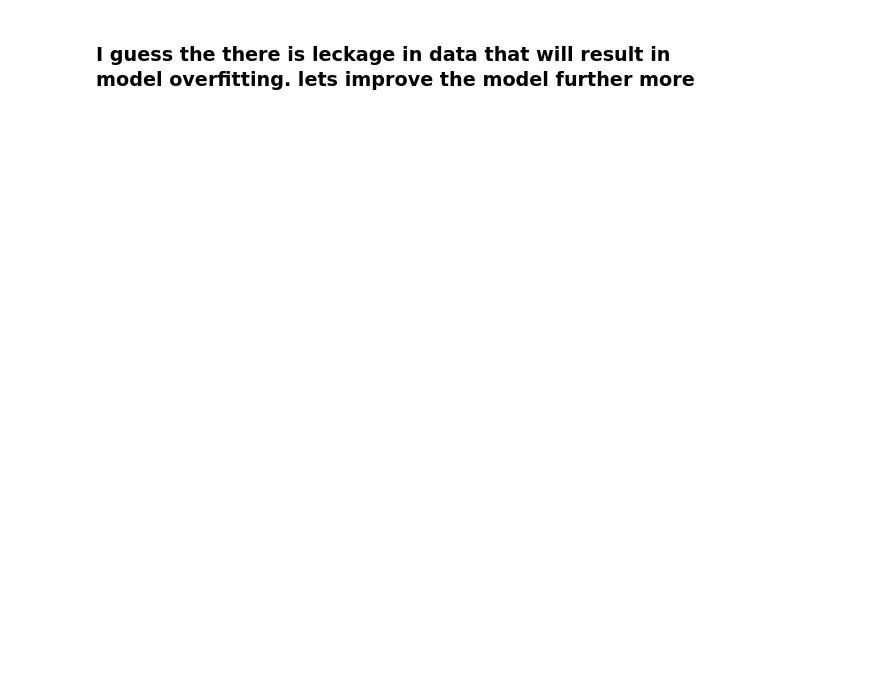
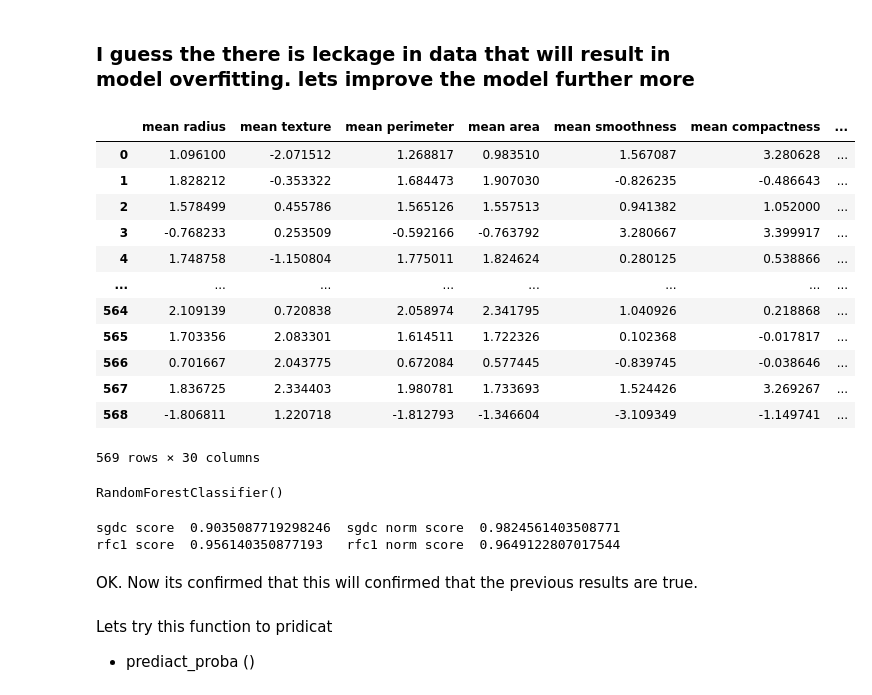
Before and after one commit to safeer-maker/Zero-to-Mastery-in-Machine-Learning, a Jupyter notebook: SkLearn_Practice .ipynb, the cells around one changed output. Drawn from its saved outputs; the diff is of its cells as text; code cells hidden in the pictures; blank space fills up the shorter version.

```diff
--- a/SkLearn_Practice .ipynb
+++ b/SkLearn_Practice .ipynb
@@ -1712,2 +1711,7 @@ cancer data set rfc  score = 1.0
 # %% [markdown]
 ### I guess the there is leckage in data that will result in model overfitting. lets improve the model further more
+# %%
+# lets try initial data set drectely in models
+cancer_data1 = load_breast_cancer()
+cancer_feat_df1 = pd.DataFrame(cancer_data1['data'], columns= cancer_data1["feature_names"])
+cancer_label1   = pd.DataFrame (cancer_data1 ['target'], columns= ['target'] )
@@ -1713,0 +1724,17 @@ cancer data set rfc  score = 1.0
+# %%
+cancer_feat_norm_df1 = (cancer_feat_df1 - cancer_feat_df1.mean())/ cancer_feat_df1.std()
+cancer_feat_norm_df1
+# %% [output]
+|  | mean radius | mean texture | mean perimeter | mean area | mean smoothness | mean compactness | ... |
+| 0 | 1.096100 | -2.071512 | 1.268817 | 0.983510 | 1.567087 | 3.280628 | ... |
+| 1 | 1.828212 | -0.353322 | 1.684473 | 1.907030 | -0.826235 | -0.486643 | ... |
+| 2 | 1.578499 | 0.455786 | 1.565126 | 1.557513 | 0.941382 | 1.052000 | ... |
+| 3 | -0.768233 | 0.253509 | -0.592166 | -0.763792 | 3.280667 | 3.399917 | ... |
+| 4 | 1.748758 | -1.150804 | 1.775011 | 1.824624 | 0.280125 | 0.538866 | ... |
+| ... | ... | ... | ... | ... | ... | ... | ... |
+| 564 | 2.109139 | 0.720838 | 2.058974 | 2.341795 | 1.040926 | 0.218868 | ... |
+| 565 | 1.703356 | 2.083301 | 1.614511 | 1.722326 | 0.102368 | -0.017817 | ... |
+| 566 | 0.701667 | 2.043775 | 0.672084 | 0.577445 | -0.839745 | -0.038646 | ... |
+| 567 | 1.836725 | 2.334403 | 1.980781 | 1.733693 | 1.524426 | 3.269267 | ... |
+| 568 | -1.806811 | 1.220718 | -1.812793 | -1.346604 | -3.109349 | -1.149741 | ... |
+569 rows × 30 columns
@@ -1713,0 +1747,18 @@ cancer data set rfc  score = 1.0
+# %%
+sgdc1.fit (X_train1, y_train1)
+rfc1.fit  (X_train1, y_train1)
+sgdc2.fit (X_train2, y_train2)
+rfc2.fit  (X_train2, y_train2)
+# %% [output]
+RandomForestClassifier()
+# %%
+print ("sgdc score ", sgdc1.score (X_test1,y_test1) , " sgdc norm score ", sgdc2.score (X_test2, y_test2))
+print ("rfc1 score ", rfc1.score  (X_test1,y_test1) ,"  rfc1 norm score ", rfc2.score  (X_test2, y_test2))
+# %% [output]
+sgdc score  0.9035087719298246  sgdc norm score  0.9824561403508771
+rfc1 score  0.956140350877193   rfc1 norm score  0.9649122807017544
+# %% [markdown]
+OK. Now its confirmed that this will confirmed that the previous results are true.
+# %% [markdown]
+Lets try this function to pridicat
+   * prediact_proba ()
```
Also changed, not shown: parts of 33 cells of this notebook.
